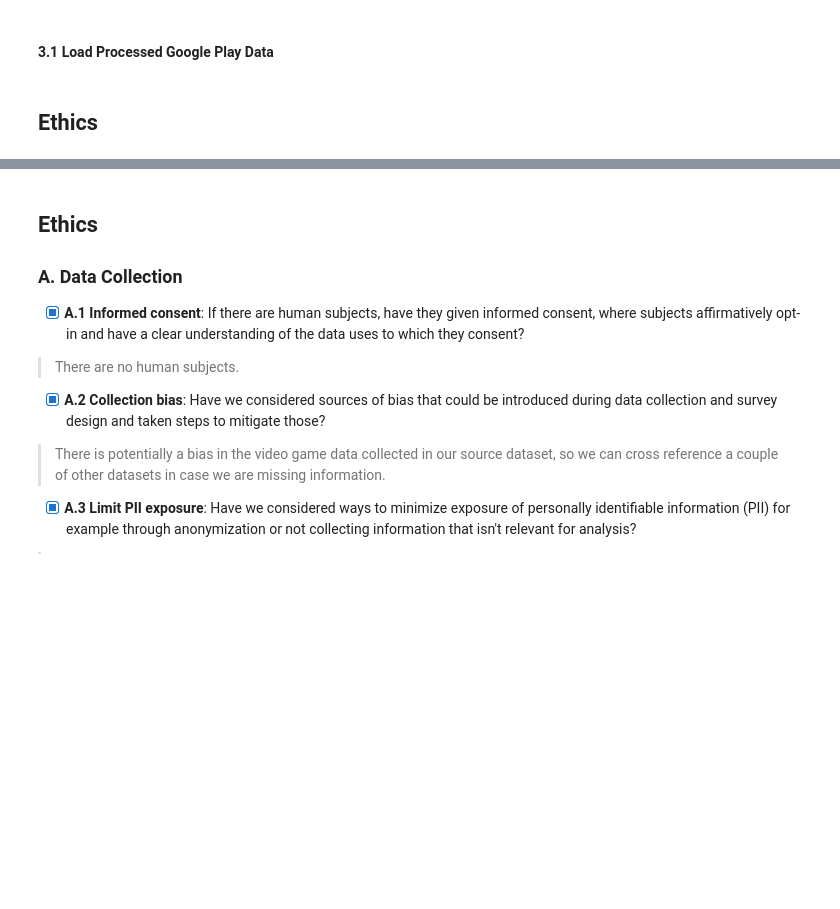
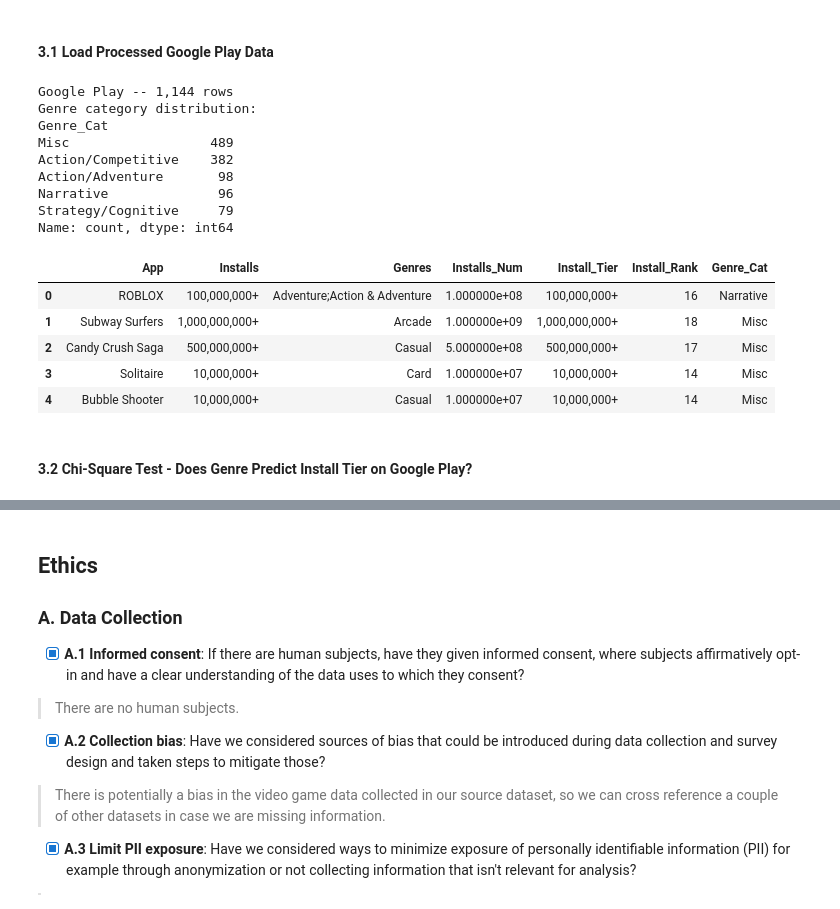
Before and after one commit to COGS108/Group015_WI26, a Jupyter notebook: 03-FinalProject.ipynb, the cells around one changed output, grey strips where cells are left out. Drawn from its saved outputs; the diff is of its cells as text; code cells hidden in the pictures; blank space fills up the shorter version.

```diff
--- a/03-FinalProject.ipynb
+++ b/03-FinalProject.ipynb
@@ -1584,2 +1583,54 @@ The Google Play dataset represents the mobile gaming market. As noted in the EDA
-# %% [markdown]
-## Ethics
+# %%
+df_gp = pd.read_csv('data/02-processed/googleplaystore_clean.csv')
+
+def parse_installs(s):
+    s = str(s).replace(',', '').replace('+', '').strip()
+    try:
+        return float(s)
+    except:
+        return np.nan
+
+df_gp['Installs_Num'] = df_gp['Installs'].apply(parse_installs)
+df_gp = df_gp.dropna(subset=['Installs_Num'])
+
+install_order = ['1+', '5+', '10+', '50+', '100+', '500+', '1,000+', '5,000+', '10,000+',
+                 '50,000+', '100,000+', '500,000+', '1,000,000+', '5,000,000+', '10,000,000+',
+                 '50,000,000+', '100,000,000+', '500,000,000+', '1,000,000,000+']
+df_gp['Install_Tier'] = pd.Categorical(df_gp['Installs'], categories=install_order, ordered=True)
+df_gp['Install_Rank'] = df_gp['Install_Tier'].cat.codes
+
+def map_gp_genre(g):
+    g = str(g).split(';')[0].strip()
+    mapping = {
+        'Action': 'Action/Competitive', 'Action & Adventure': 'Action/Competitive',
+        'Sports': 'Action/Competitive', 'Racing': 'Action/Adventure', 'Adventure': 'Narrative',
+        'Role Playing': 'Narrative', 'Strategy': 'Strategy/Cognitive', 'Simulation': 'Strategy/Cognitive',
+        'Puzzle': 'Strategy/Cognitive', 'Brain Games': 'Strategy/Cognitive', 'Arcade': 'Misc', 'Casual': 'Misc',
+        'Card': 'Misc', 'Board': 'Misc', 'Music': 'Misc', 'Trivia': 'Misc', 'Word': 'Misc'
+    }
+    return mapping.get(g, 'Misc')
+
+df_gp['Genre_Cat'] = df_gp['Genres'].apply(map_gp_genre)
+
+print(f'Google Play -- {df_gp.shape[0]:,} rows')
+print('Genre category distribution:')
+print(df_gp['Genre_Cat'].value_counts())
+df_gp.head()
+# %% [output]
+Google Play -- 1,144 rows
+Genre category distribution:
+Genre_Cat
+Misc                  489
+Action/Competitive    382
+Action/Adventure       98
+Narrative              96
+Strategy/Cognitive     79
+Name: count, dtype: int64
+|  | App | Installs | Genres | Installs_Num | Install_Tier | Install_Rank | Genre_Cat |
+| 0 | ROBLOX | 100,000,000+ | Adventure;Action & Adventure | 1.000000e+08 | 100,000,000+ | 16 | Narrative |
+| 1 | Subway Surfers | 1,000,000,000+ | Arcade | 1.000000e+09 | 1,000,000,000+ | 18 | Misc |
+| 2 | Candy Crush Saga | 500,000,000+ | Casual | 5.000000e+08 | 500,000,000+ | 17 | Misc |
+| 3 | Solitaire | 10,000,000+ | Card | 1.000000e+07 | 10,000,000+ | 14 | Misc |
+| 4 | Bubble Shooter | 10,000,000+ | Casual | 1.000000e+07 | 10,000,000+ | 14 | Misc |
+# %% [markdown]
+#### 3.2 Chi-Square Test - Does Genre Predict Install Tier on Google Play?
```
Also changed, not shown: parts of 10 cells of this notebook.
